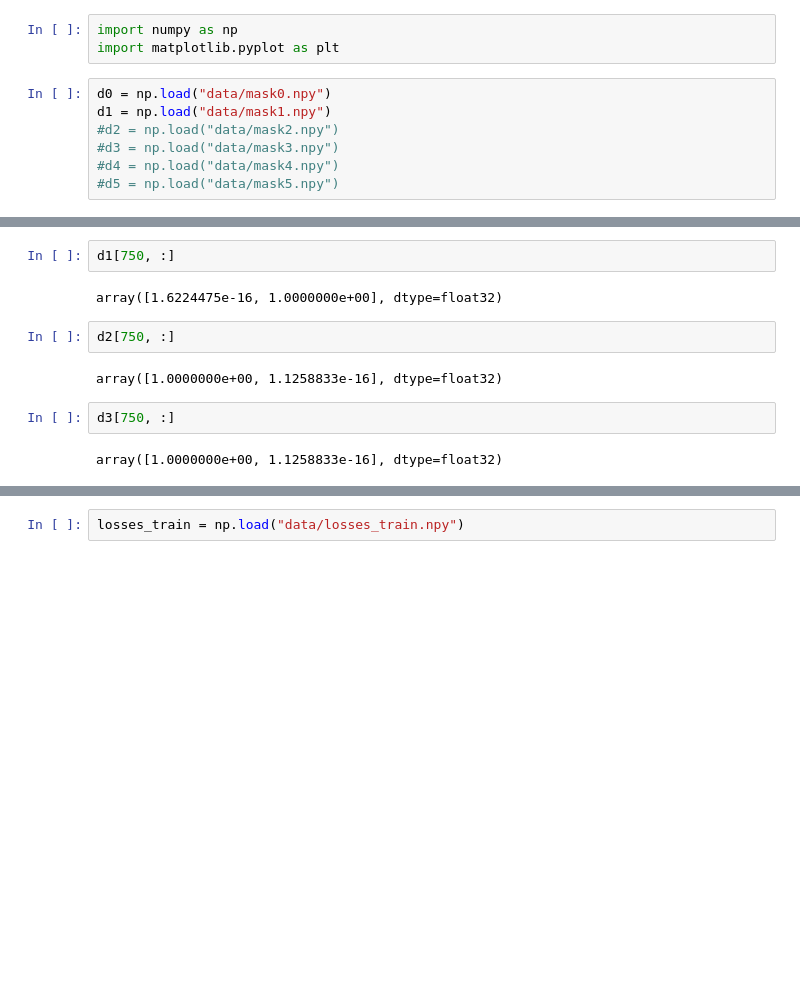
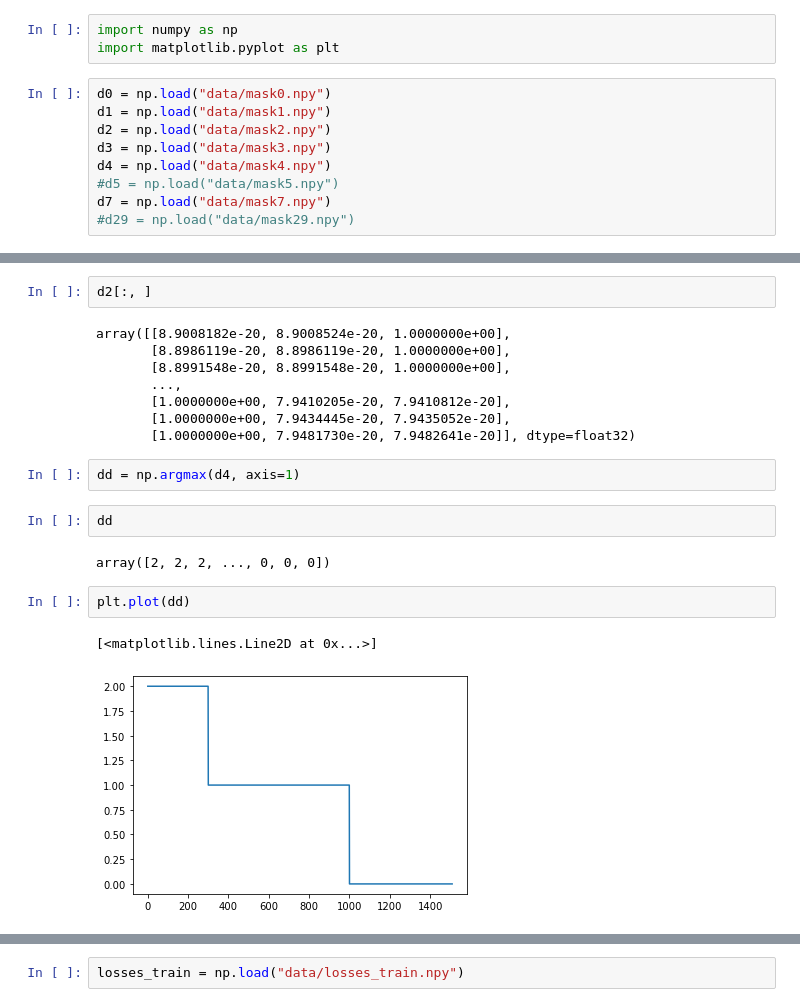
Before and after one commit to Gabriel-Ducrocq/segmentationCryoEM, a Jupyter notebook: Untitled.ipynb, the cells around one changed output, grey strips where cells are left out. Drawn from its saved outputs; the diff is of its cells as text; blank space fills up the shorter version.

```diff
--- a/Untitled.ipynb
+++ b/Untitled.ipynb
@@ -4,7 +4,9 @@ import matplotlib.pyplot as plt
 # %%
 d0 = np.load("data/mask0.npy")
 d1 = np.load("data/mask1.npy")
-#d2 = np.load("data/mask2.npy")
-#d3 = np.load("data/mask3.npy")
-#d4 = np.load("data/mask4.npy")
+d2 = np.load("data/mask2.npy")
+d3 = np.load("data/mask3.npy")
+d4 = np.load("data/mask4.npy")
 #d5 = np.load("data/mask5.npy")
+d7 = np.load("data/mask7.npy")
+#d29 = np.load("data/mask29.npy")
@@ -15,12 +13,21 @@ array([1., 0.], dtype=float32)
-# %%
-d1[750, :]
-# %% [output]
-array([1.6224475e-16, 1.0000000e+00], dtype=float32)
 # %%
-d2[750, :]
+d2[:, ]
 # %% [output]
-array([1.0000000e+00, 1.1258833e-16], dtype=float32)
+array([[8.9008182e-20, 8.9008524e-20, 1.0000000e+00],
+       [8.8986119e-20, 8.8986119e-20, 1.0000000e+00],
+       [8.8991548e-20, 8.8991548e-20, 1.0000000e+00],
+       ...,
+       [1.0000000e+00, 7.9410205e-20, 7.9410812e-20],
+       [1.0000000e+00, 7.9434445e-20, 7.9435052e-20],
+       [1.0000000e+00, 7.9481730e-20, 7.9482641e-20]], dtype=float32)
-# %%
-d3[750, :]
-# %% [output]
-array([1.0000000e+00, 1.1258833e-16], dtype=float32)
+# %%
+dd = np.argmax(d4, axis=1)
+# %%
+dd
+# %% [output]
+array([2, 2, 2, ..., 0, 0, 0])
+# %%
+plt.plot(dd)
+# %% [output]
+[<matplotlib.lines.Line2D at 0x...>]
+[figure, added]
```
Also changed, not shown: parts of 16 cells of this notebook, 1 other file.
